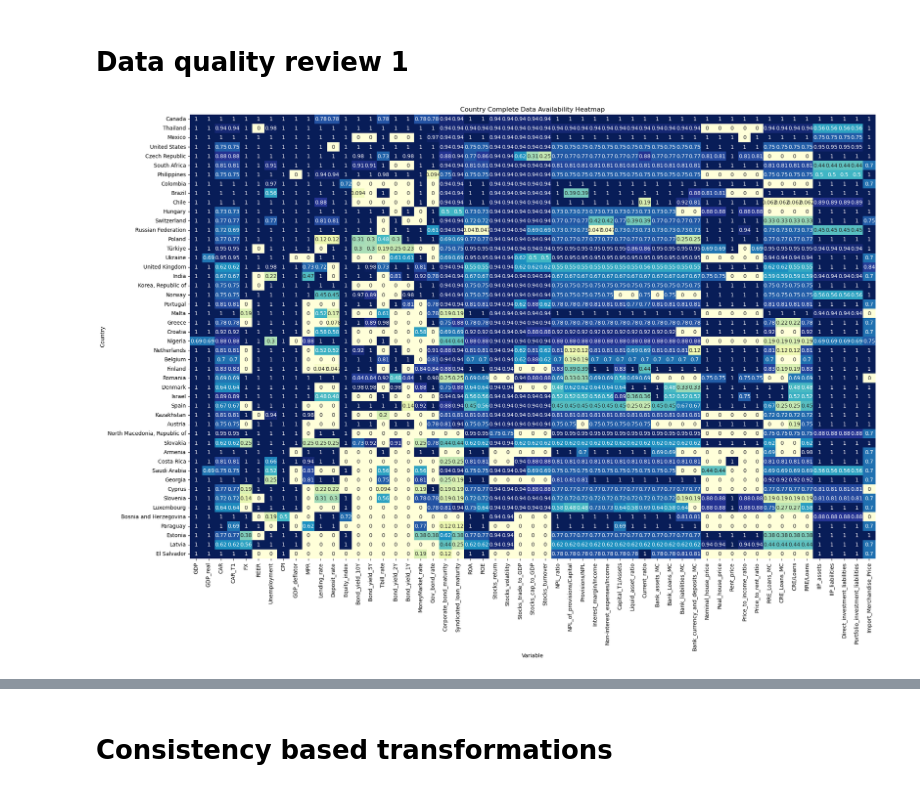
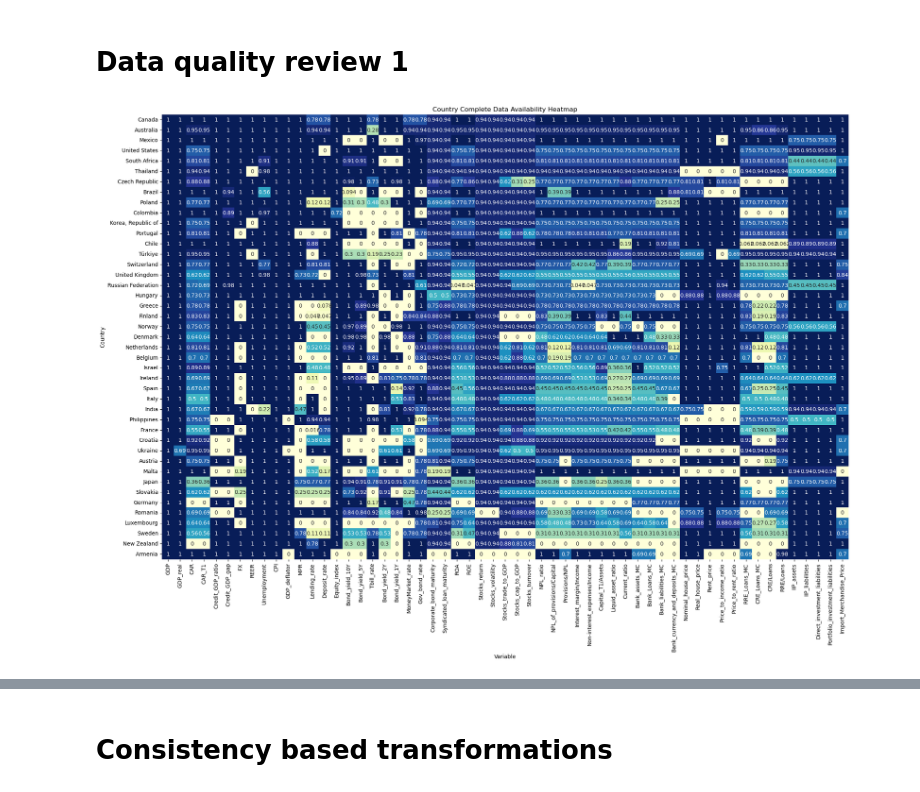
Before and after one commit to vlad-yeghiazaryan/armenian-gar, a Jupyter notebook: GaR_dataset_development/GaR_dataset_development.ipynb, the cells around one changed output, grey strips where cells are left out. Cells and saved outputs as stored; diff of their text form; code cells hidden in the pictures.

Commit message:
developed the main quantile regression modeling pipeline

```diff
--- a/GaR_dataset_development/GaR_dataset_development.ipynb
+++ b/GaR_dataset_development/GaR_dataset_development.ipynb
@@ -1010,37 +1210,59 @@ panel_dataset_complete.to_csv(wd_path + "panel_dataset_complete.csv", index=Fals
 wd_path = "./data/working_data/"
 panel_dataset_complete = pd.read_csv(wd_path + "panel_dataset_complete.csv",
                                      parse_dates=["date"])
+# %%
+# # 17) Remove countries with many missing values
+# keep_countries = [
+#     "Colombia", "Mexico", "Malta", "Croatia", "Chile", "North Macedonia, Republic of",
+#     "Brazil", "Ukraine", "Türkiye", "Canada", "Paraguay", "Armenia", "Georgia",
+#     "Czech Republic", "Costa Rica", "Bosnia and Herzegovina", "Poland", "Kazakhstan",
+#     "Hungary", "Greece", "Finland", "Denmark", "United States", "Korea, Republic of",
+#     "Portugal", "El Salvador", "Cyprus", "South Africa", "Estonia", "Romania",
+#     "Israel", "Nigeria", "Latvia", "Switzerland", "Netherlands", "Slovakia", "Thailand",
+#     "Belgium", "United Kingdom", "Luxembourg", "Philippines", "Slovenia", "India",
+#     "Norway", "Russian Federation", "Austria", "Saudi Arabia", "Spain",
+# ]
+
+# availability calc (country)
+consider_n_main_variables = 100
+select_n_best_countires = 40
+tail_cols = list(set(panel_dataset_complete) - set(columns_importance_order))
+data_availability_rc = (panel_dataset_complete.notna().groupby(
+    panel_dataset_complete["country"]).mean().drop(["country", "date"], axis=1))
+country_order = (data_availability_rc.iloc[:, :consider_n_main_variables].mean(
+    axis=1).argsort()[::-1])
+data_availability_rc = data_availability_rc.iloc[country_order, :]
+
+# alternative country ranking
+other_countires_to_include = ['New Zealand', 'Sweden', 'Armenia']
+keep_countries = list((data_availability_rc.index[:select_n_best_countires]))
+keep_countries = keep_countries + list(set(other_countires_to_include) - set(keep_countries))
+data_availability_rc = data_availability_rc.loc[keep_countries].copy()
+data_availability_rc = data_availability_rc[columns_importance_order[2:]+tail_cols].copy()
 # %%
-# availability calc (country)
-n_main_variables = 40
-data_availability_rc = (panel_dataset_complete.notna().groupby(
-    panel_dataset_complete["country"]).mean().drop(["country", "date"], axis=1))
 # variable_order = data_availability_rc.round().mean(axis=0).argsort()[::-1]
 # data_availability_rc = data_availability_rc.iloc[:, variable_order]
-country_order = (data_availability_rc.iloc[:, :n_main_variables].mean(
-    axis=1).argsort()[::-1])
-data_availability_rc = data_availability_rc.iloc[country_order, :]
 
 # Set up the figure and plot the availability heatmap
 fig, ax = plt.subplots(
     figsize=(23, 15))  # Adjust the figsize as needed to ensure visibility
 sns.heatmap(data_availability_rc,
             cmap="YlGnBu",
             ax=ax,
             vmin=0,
             vmax=1,
             cbar=False,
             annot=True)
 
 # Customize the plot
 ax.set_title("Country Complete Data Availability Heatmap")
 ax.set_xlabel("Variable")
 ax.set_ylabel("Country")
 
 # Display the plot
 plt.show()
 # %% [output]
-[figure, old version]
+[figure, new version]
 # %%
 print("Missing:", data_availability_rc.sum().sum() / data_availability_rc.size)
 # %% [output]
```
Also changed, not shown: parts of 49 cells of this notebook, 42 other files.
